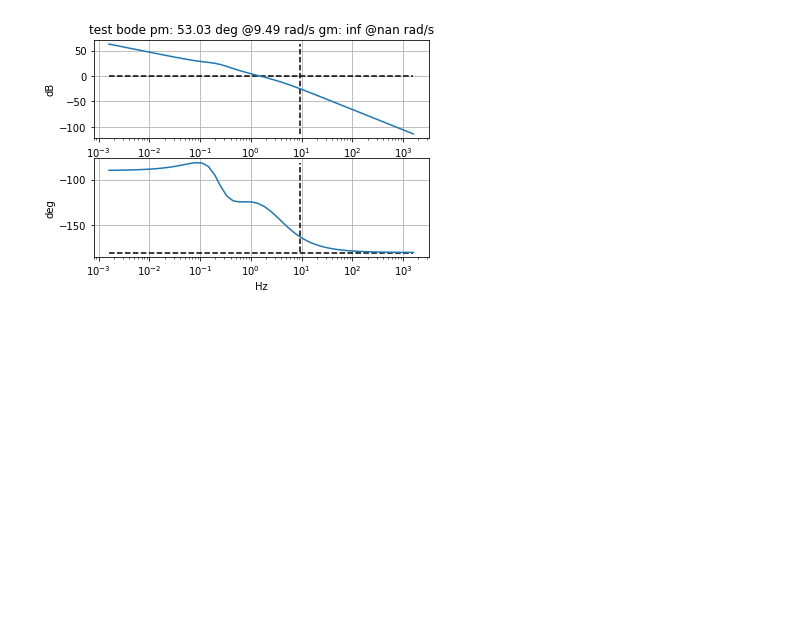
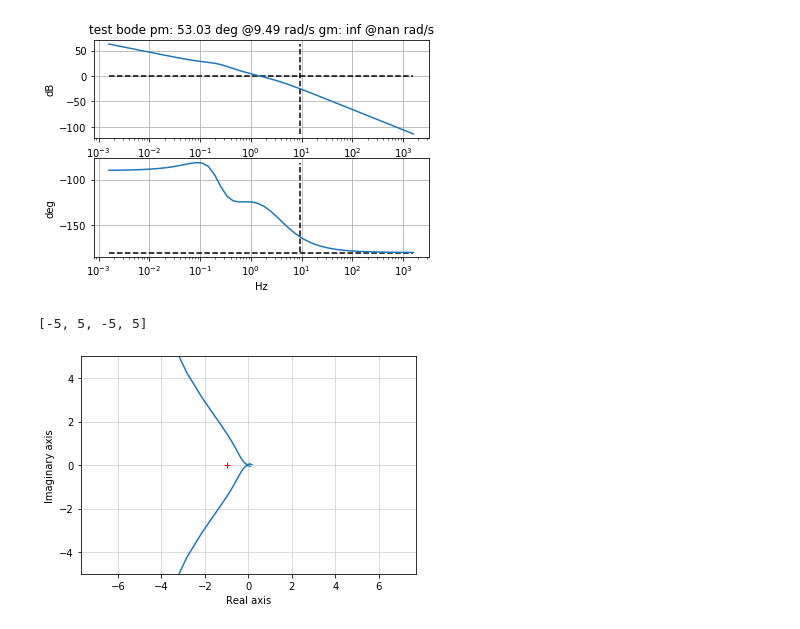
Before and after one commit to jgoppert/aae497-f19, a Jupyter notebook: lectures/2-F16-Intro-MODIFY.ipynb, the cells around one changed output. Saved outputs shown, nothing was run; the diff lists cells and outputs as text; code cells hidden in the pictures; blank space fills up the shorter version.

```diff
--- a/lectures/2-F16-Intro-MODIFY.ipynb
+++ b/lectures/2-F16-Intro-MODIFY.ipynb
@@ -115,2 +138,9 @@ bode('test', (s+3)/s*sys3[1, 0], omega=np.logspace(-2, 4), margins=True, Hz=True
 # %% [output]
 [figure]
+# %%
+control.nyquist(Go);
+plt.axis('equal')
+plt.axis([-5, 5, -5, 5])
+# %% [output]
+[-5, 5, -5, 5]
+[figure, added]
```
Also changed, not shown: parts of 7 cells of this notebook, 1 other file.
